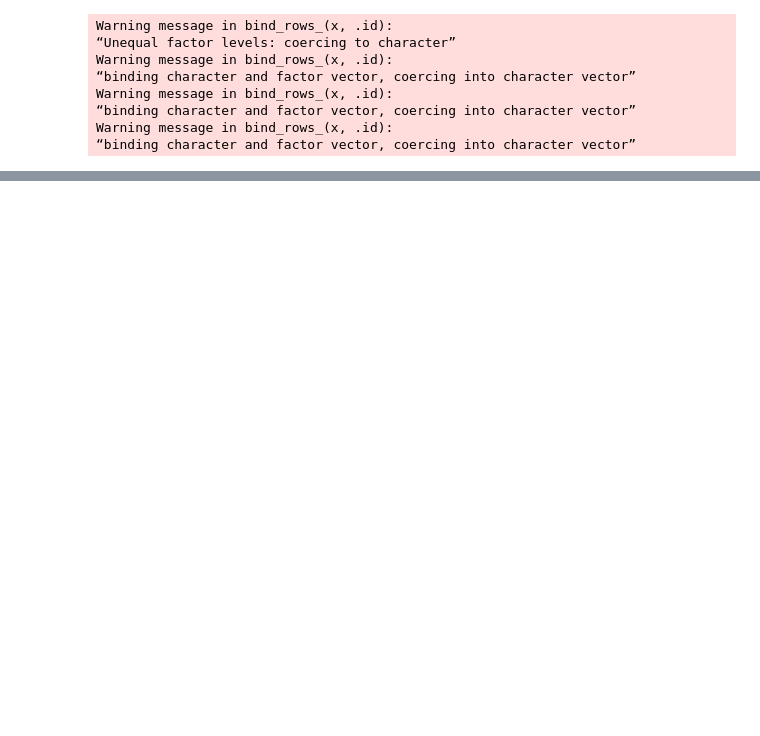
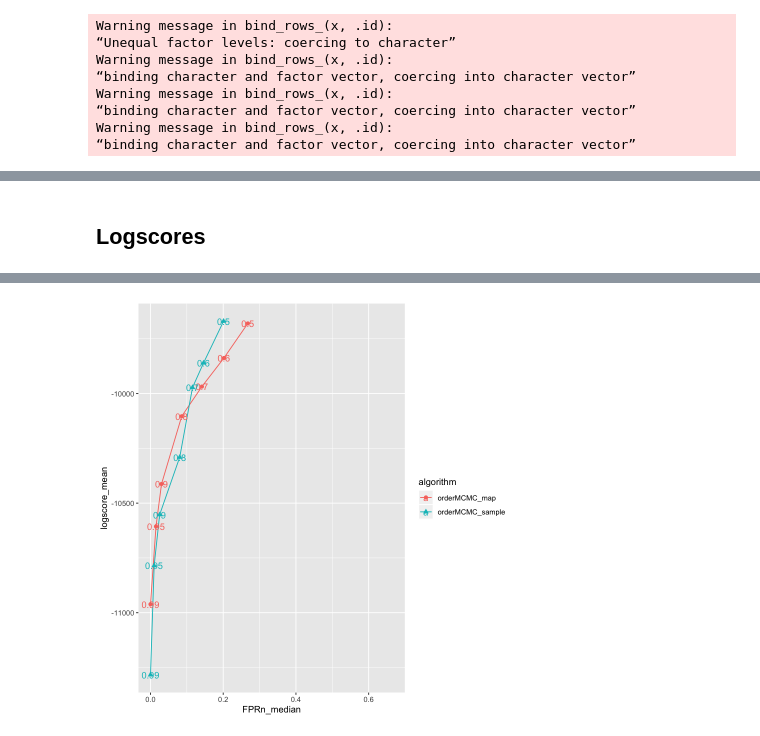
Before and after one commit to felixleopoldo/benchpress, a Jupyter notebook: benchmark/plot.ipynb, the cells around one changed output, grey strips where cells are left out. Saved outputs shown, nothing was run; the diff lists cells and outputs as text; code cells hidden in the pictures; blank space fills up the shorter version.

```diff
--- a/benchmark/plot.ipynb
+++ b/benchmark/plot.ipynb
@@ -7,3 +7,10 @@ source("lib/code_for_binary_simulations/blip_vs_bidag_plot.R")
 source("lib/code_for_binary_simulations/summarySE.R")
 # %%
 directory <- "simresults"
+# %%
+filenames <- list.files(pattern = "^(res_orderMCMC)", path = directory)
+ROCdf_order_mcmc <- data.frame()
+for (filename in filenames) {
+  tmpdf <- read.csv(file.path(directory, filename))
+  ROCdf_order_mcmc <- dplyr::bind_rows(ROCdf_order_mcmc, tmpdf)
+}
@@ -9,0 +48,11 @@ directory <- "simresults"
+# %%
+sumROC_order_mcmc = ROCdf_order_mcmc %>%
+                    group_by(algorithm, threshold) %>%
+                    summarise(TPR_mean = mean(TPR),
+                              TPR_median = median(TPR),
+                              FPRn_median = median(FPRn),
+                              TPR_q1 = quantile(TPR, probs = c(0.05)),
+                              TPR_q3 = quantile(TPR, probs = c(0.95)),
+                              time = mean(time),
+                              logscore_mean = mean(logscore),
+                              N = n())
@@ -188,0 +398,20 @@ the group aesthetic?
+# %% [markdown]
+## Logscores
+# %%
+# Order mcmc
+ggplot() +
+geom_path(data = sumROC_order_mcmc,
+          aes(x = FPRn_median,
+              y = logscore_mean,
+              col = algorithm)) +
+geom_point(data = sumROC_order_mcmc,
+           aes(x = FPRn_median,
+               y = logscore_mean,
+               col = algorithm,
+               shape = algorithm),
+               size = 2) +
+geom_text(data = sumROC_order_mcmc,
+           aes(x = FPRn_median,
+               y = logscore_mean,
+               col = algorithm, label=threshold))
+# %% [output]
@@ -188,0 +424 @@ the group aesthetic?
+[figure, added]
```
Also changed, not shown: parts of 28 cells of this notebook, 8 other files.
